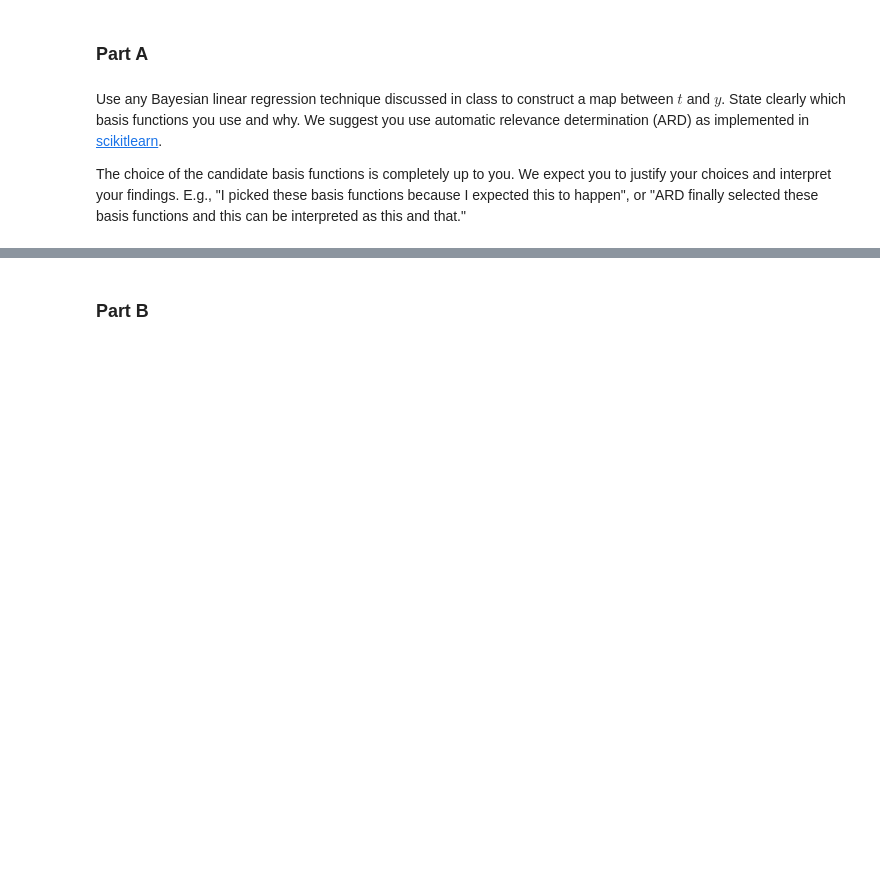
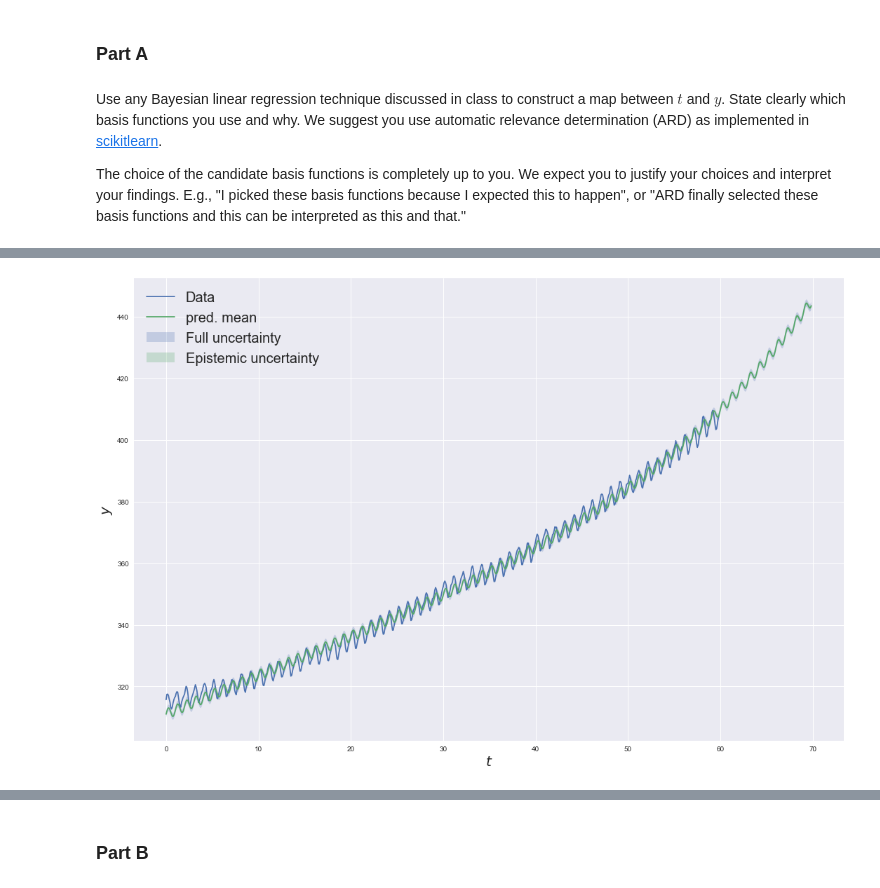
Before and after one commit to PredictiveScienceLab/uq-course, a Jupyter notebook: homeworks/hw_04.ipynb, the cells around one changed output, grey strips where cells are left out. Drawn from its saved outputs; the diff is of its cells as text; code cells hidden in the pictures; blank space fills up the shorter version.

```diff
--- a/homeworks/hw_04.ipynb
+++ b/homeworks/hw_04.ipynb
@@ -64,0 +109,46 @@ The choice of the candidate basis functions is completely up to you. We expect y
+# %%
+#set up X and Y
+X = t - np.min(t)   # Note the translation of the time input
+Y = y
+
+#set up ARD regression
+phi = CustomBasis()
+Phi = compute_design_matrix(X, phi)
+reg = ARDRegression()
+reg.fit(Phi, Y)
+
+#get estimated values of the hyperparameters
+sigma2 = reg.alpha_
+beta = 1./sigma2
+alpha = reg.lambda_
+
+#get posterior mean and covariance of the weights
+AN = beta*np.dot(Phi.T, Phi) + np.diag(alpha)  #post. precision
+L = scipy.linalg.cho_factor(AN) #cholesky decomposition
+SN = scipy.linalg.cho_solve(L, np.eye(Phi.shape[1])) #post. covariance
+mN = beta*np.dot(SN, np.dot(Phi.T, Y)) #post. mean
+# %%
+#post. predictive distribution
+xp = np.linspace(0, np.max(X) + 10, 1000)[:, None]
+Phip = compute_design_matrix(xp, phi)
+yp = np.dot(Phip, mN)   #posterior predictive mean
+vp = np.array([np.dot(phi(x)[:, None].T, np.dot(SN,phi(x)[:, None])) + sigma2 \
+              for x in xp])[:, :, 0]
+vep = vp - sigma2
+stdp = np.sqrt(vp)[:, 0]
+stdep = np.sqrt(vep)[:, 0]
+
+#visualize
+plt.figure(figsize=(15, 10))
+plt.plot(X, Y, label = 'Data')
+plt.plot(xp, yp, label = 'pred. mean')
+plt.fill_between(xp[:, 0], yp[:, 0] - 2*stdp, yp[:, 0] + 2*stdp, alpha = 0.25,
+                 label = 'Full uncertainty')
+plt.fill_between(xp[:, 0], yp[:, 0] - 2*stdep, yp[:, 0] + 2*stdep, alpha = 0.25,
+                 label = 'Epistemic uncertainty')
+plt.xlabel('$t$', fontsize = 20)
+plt.ylabel('$y$', fontsize = 20)
+plt.legend(loc='best', fontsize = 20)
+plt.tight_layout()
+# %% [output]
+[figure, added]
```
Also changed, not shown: parts of 45 cells of this notebook, 2 other files.
